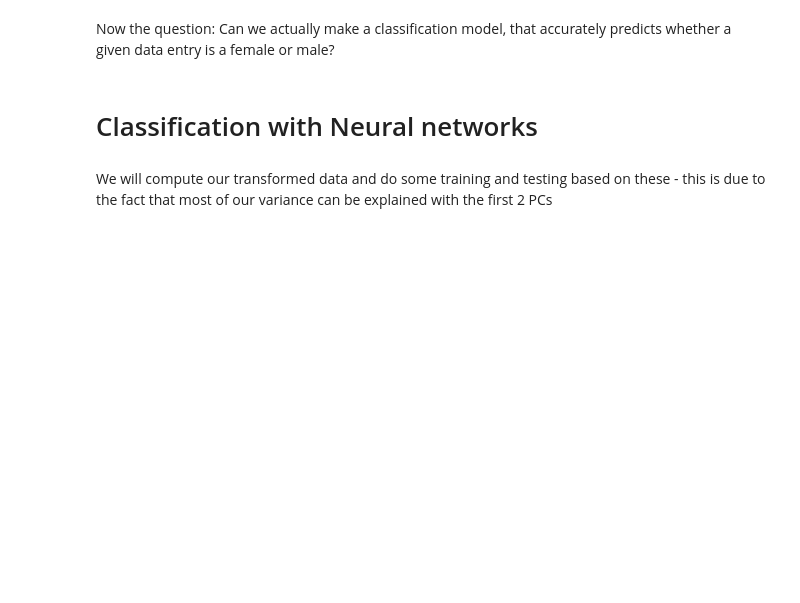
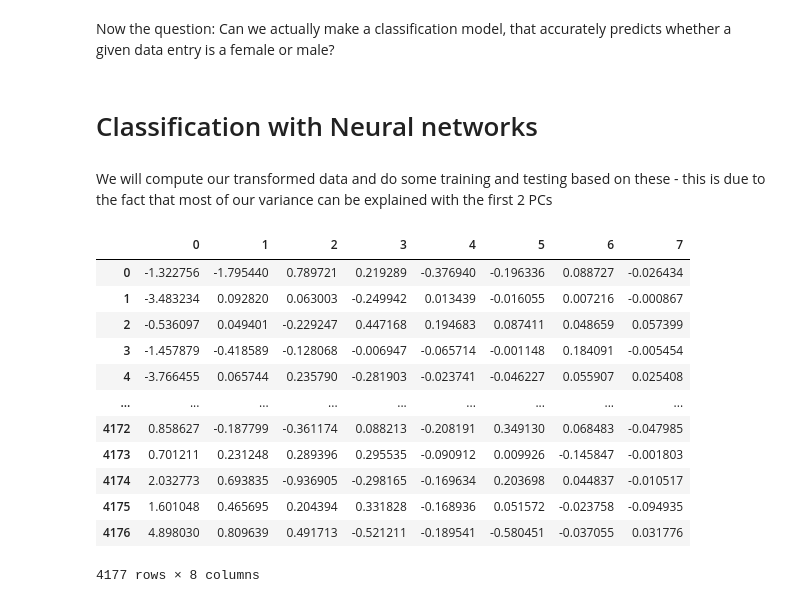
Before and after one commit to NusretSalli/ML-abalone, a Jupyter notebook: Abalone_ML.ipynb, the cells around one changed output. Drawn from its saved outputs; the diff is of its cells as text; code cells hidden in the pictures; blank space fills up the shorter version.

```diff
--- a/Abalone_ML.ipynb
+++ b/Abalone_ML.ipynb
@@ -613,24 +607,40 @@ We will compute our transformed data and do some training and testing based on t
 # %%
 Vh = V.T
 
 # Projecting the data onto the PC space
 
 Z = standardized_data @ Vh
 
 PCA_data_2 = Z.iloc[:,0:2].to_numpy() # PCA_data of the first 2 data
 
 N = len(class_data) # number of values we have in our data
 
 M = len(attribute_name)-1 # number of attribute names
 
 C = len(class_names) # number of class names
 
 X_train, X_test, y_train, y_test = train_test_split(PCA_data_2, class_data, test_size=0.95, stratify=class_data) # lower test_size -> larger error rate in this case
 
 X_train = torch.Tensor(X_train)
 
 X_test = torch.Tensor(X_test)
 
 y_train = torch.unsqueeze(torch.Tensor(y_train),1)
 
 y_test = torch.unsqueeze(torch.Tensor(y_test),1)
+
+Z
+# %% [output]
+|  | 0 | 1 | 2 | 3 | 4 | 5 | 6 | 7 |
+| 0 | -1.322756 | -1.795440 | 0.789721 | 0.219289 | -0.376940 | -0.196336 | 0.088727 | -0.026434 |
+| 1 | -3.483234 | 0.092820 | 0.063003 | -0.249942 | 0.013439 | -0.016055 | 0.007216 | -0.000867 |
+| 2 | -0.536097 | 0.049401 | -0.229247 | 0.447168 | 0.194683 | 0.087411 | 0.048659 | 0.057399 |
+| 3 | -1.457879 | -0.418589 | -0.128068 | -0.006947 | -0.065714 | -0.001148 | 0.184091 | -0.005454 |
+| 4 | -3.766455 | 0.065744 | 0.235790 | -0.281903 | -0.023741 | -0.046227 | 0.055907 | 0.025408 |
+| ... | ... | ... | ... | ... | ... | ... | ... | ... |
+| 4172 | 0.858627 | -0.187799 | -0.361174 | 0.088213 | -0.208191 | 0.349130 | 0.068483 | -0.047985 |
+| 4173 | 0.701211 | 0.231248 | 0.289396 | 0.295535 | -0.090912 | 0.009926 | -0.145847 | -0.001803 |
+| 4174 | 2.032773 | 0.693835 | -0.936905 | -0.298165 | -0.169634 | 0.203698 | 0.044837 | -0.010517 |
+| 4175 | 1.601048 | 0.465695 | 0.204394 | 0.331828 | -0.168936 | 0.051572 | -0.023758 | -0.094935 |
+| 4176 | 4.898030 | 0.809639 | 0.491713 | -0.521211 | -0.189541 | -0.580451 | -0.037055 | 0.031776 |
+4177 rows × 8 columns
```
Also changed, not shown: parts of 3 cells of this notebook.
